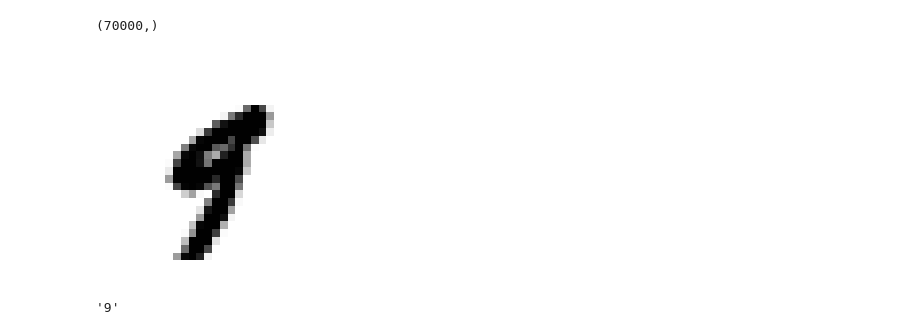
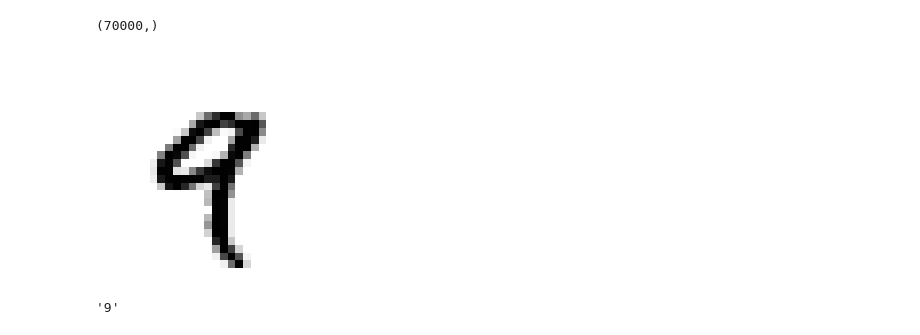
Before and after one commit to johnatanDM/MachineLearning, a Jupyter notebook: HOMLwSKL&TFcap3.ipynb, the cells around one changed output. Saved outputs shown, nothing was run; the diff lists cells and outputs as text; code cells hidden in the pictures.

```diff
--- a/HOMLwSKL&TFcap3.ipynb
+++ b/HOMLwSKL&TFcap3.ipynb
@@ -18,16 +18,16 @@ y.shape
 # %%
 #vamos ver um exemplo desse dataset
 import matplotlib
 import matplotlib.pyplot as plt
 
-some_digit = X[36000]
+some_digit = X[4]
 some_digit_image = some_digit.reshape(28, 28)
 
 plt.imshow(some_digit_image, cmap = matplotlib.cm.binary, interpolation="nearest")
 plt.axis("off")
 plt.show()
 # %% [output]
-[figure, old version]
+[figure, new version]
 # %%
 y[36000]
 # %% [output]
```
Also changed, not shown: parts of 31 cells of this notebook.
